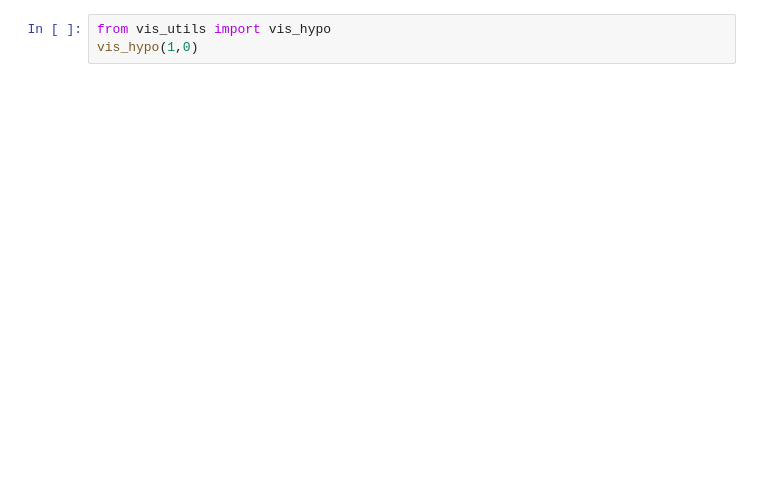
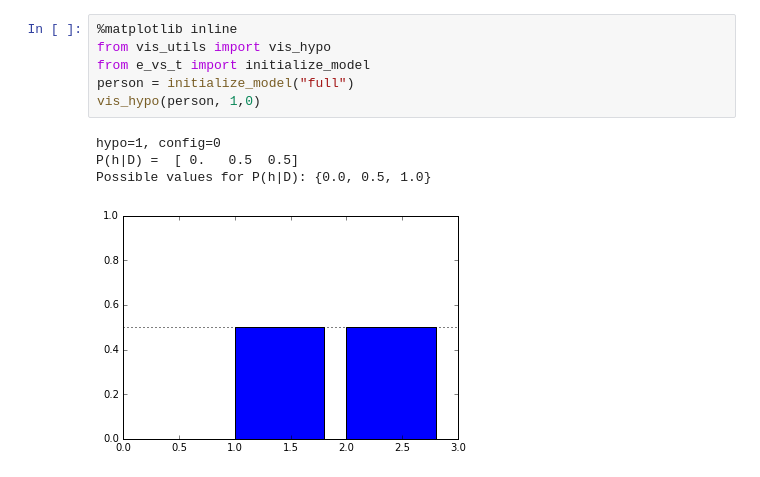
Before and after one commit to codeaudit/Explore-vs-Teach, a Jupyter notebook: exploreVsTeach.ipynb, the cells around one changed output. Cells and saved outputs as stored; diff of their text form; blank space fills up the shorter version.

Commit message:
add functions for hypo-pattern space

```diff
--- a/exploreVsTeach.ipynb
+++ b/exploreVsTeach.ipynb
@@ -9,4 +15,12 @@ vis_config()
 # %%
+%matplotlib inline
 from vis_utils import vis_hypo
-vis_hypo(1,0)
+from e_vs_t import initialize_model
+person = initialize_model("full")
+vis_hypo(person, 1,0)
+# %% [output]
+hypo=1, config=0
+P(h|D) =  [ 0.   0.5  0.5]
+Possible values for P(h|D): {0.0, 0.5, 1.0}
+[figure, added]
 # %%
```
Also changed, not shown: parts of 10 cells of this notebook, 9 other files.
